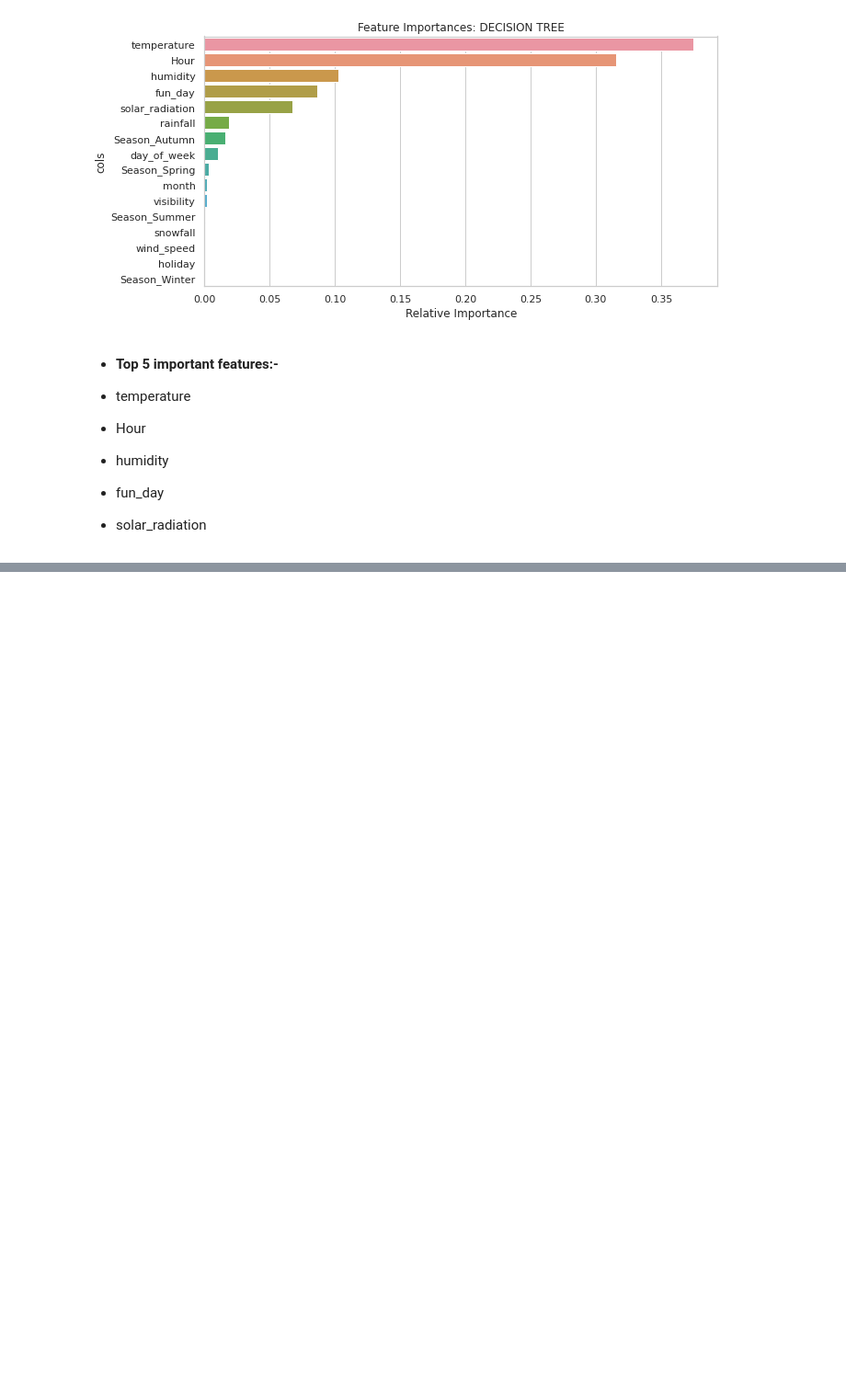
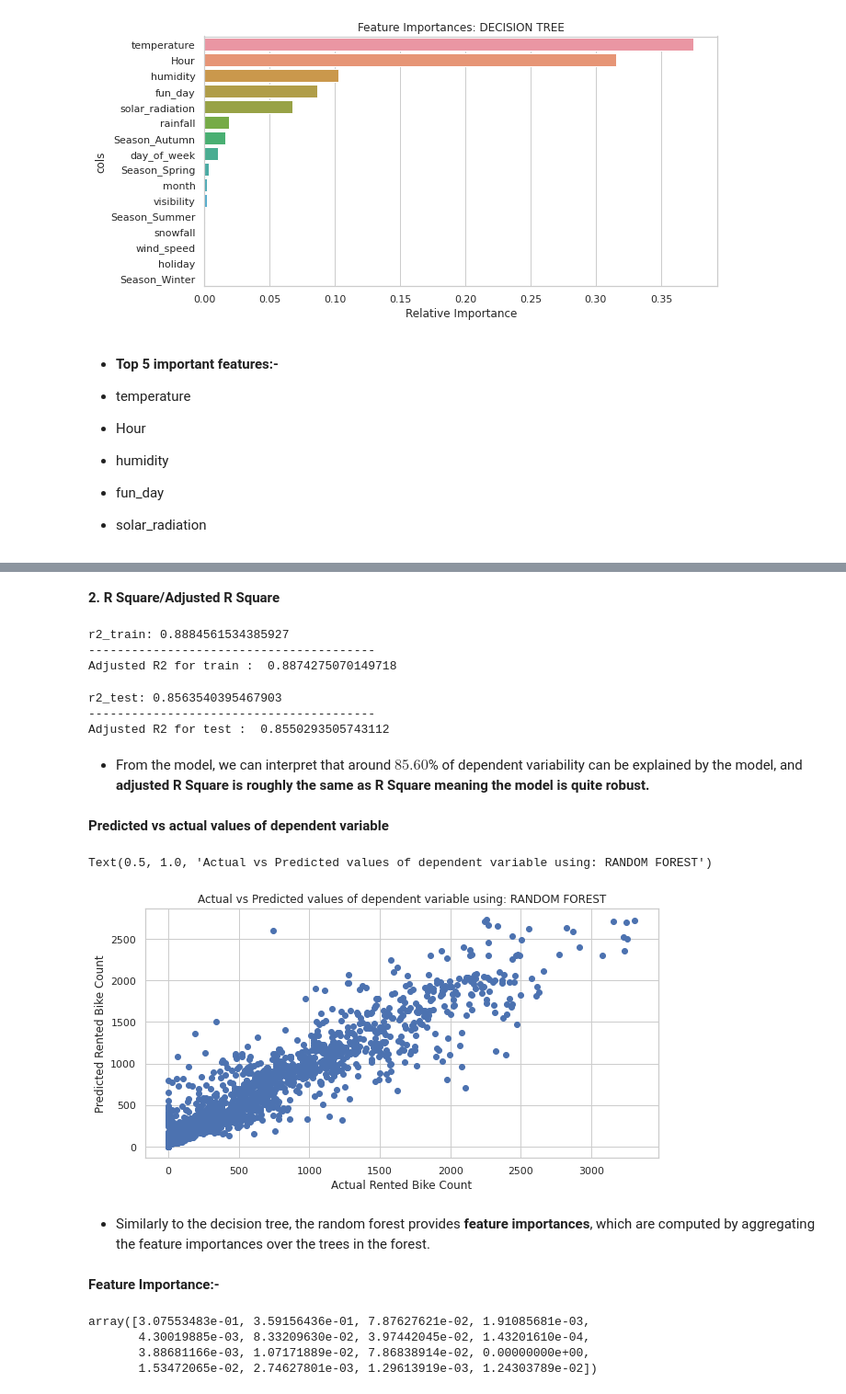
Before and after one commit to vir097/Bike-Sharing-Demand-Prediction---viral-shewale, a Jupyter notebook: Bike_Sharing_Demand_Prediction_Viral_shewale.ipynb, the cells around one changed output, grey strips where cells are left out. Shown at 92% size. Drawn from its saved outputs; the diff is of its cells as text; code cells hidden in the pictures; blank space fills up the shorter version.

```diff
--- a/Bike_Sharing_Demand_Prediction_Viral_shewale.ipynb
+++ b/Bike_Sharing_Demand_Prediction_Viral_shewale.ipynb
@@ -670,0 +682,4 @@ Text(0.5, 0, 'Relative Importance')
+# %%
+rf_gridsearch = GridSearchCV(rf_model,rf_params,cv=5,scoring='neg_root_mean_squared_error')
+rf_gridsearch.fit(X_train,y_train)
+rf_best_param = rf_gridsearch.best_params_
@@ -670,0 +690,8 @@ Text(0.5, 0, 'Relative Importance')
+# %%
+# fitting rf model
+rf_model = RandomForestRegressor(n_estimators=rf_best_param['n_estimators'],
+                                 min_samples_leaf=rf_best_param['min_samples_leaf'],
+                                 random_state=0)
+# %%
+# train model
+rf_model.fit(X_train, y_train)
@@ -670,0 +711,3 @@ Text(0.5, 0, 'Relative Importance')
+# %%
+rf_train_pred = rf_model.predict(X_train)
+rf_test_pred = rf_model.predict(X_test)
@@ -670,0 +728,50 @@ Text(0.5, 0, 'Relative Importance')
+# %% [markdown]
+**2.** **R Square/Adjusted R Square**
+# %%
+rf_r2_train =r2_score(y_train, rf_train_pred)
+print("r2_train:", rf_r2_train )
+
+print("--"*20)
+
+print("Adjusted R2 for train : ",1-(1-rf_r2_train)*((X_test.shape[0]-1)/(X_test.shape[0]-X_test.shape[1]-1)))
+# %% [output]
+r2_train: 0.8884561534385927
+----------------------------------------
+Adjusted R2 for train :  0.8874275070149718
+# %%
+rf_r2_test = r2_score(y_test, rf_test_pred)
+print("r2_test:", rf_r2_test )
+
+print('--'*20)
+
+print("Adjusted R2 for test : ",1-(1-rf_r2_test)*((X_test.shape[0]-1)/(X_test.shape[0]-X_test.shape[1]-1)))
+# %% [output]
+r2_test: 0.8563540395467903
+----------------------------------------
+Adjusted R2 for test :  0.8550293505743112
+# %% [markdown]
+* From the model, we can interpret that around $85.60$% of dependent variability can be explained by the model, and **adjusted R Square is roughly the same as R Square meaning the model is quite robust.**
+# %% [markdown]
+**Predicted vs actual values of dependent variable**
+# %%
+# Predicted vs actual values of dependent variable
+plt.figure(figsize=(10,5))
+plt.scatter(x=y_test,y=rf_test_pred)
+plt.xlabel('Actual Rented Bike Count')
+plt.ylabel('Predicted Rented Bike Count')
+plt.title('Actual vs Predicted values of dependent variable using: RANDOM FOREST')
+# %% [output]
+Text(0.5, 1.0, 'Actual vs Predicted values of dependent variable using: RANDOM FOREST')
+[figure, added]
+# %% [markdown]
+* Similarly to the decision tree, the random forest provides **feature importances**, which
+are computed by aggregating the feature importances over the trees in the forest.
+# %% [markdown]
+**Feature Importance:-**
+# %%
+rf_model.feature_importances_
+# %% [output]
+array([3.07553483e-01, 3.59156436e-01, 7.87627621e-02, 1.91085681e-03,
+       4.30019885e-03, 8.33209630e-02, 3.97442045e-02, 1.43201610e-04,
+       3.88681166e-03, 1.07171889e-02, 7.86838914e-02, 0.00000000e+00,
+       1.53472065e-02, 2.74627801e-03, 1.29613919e-03, 1.24303789e-02])
```
Also changed, not shown: parts of 13 cells of this notebook.
